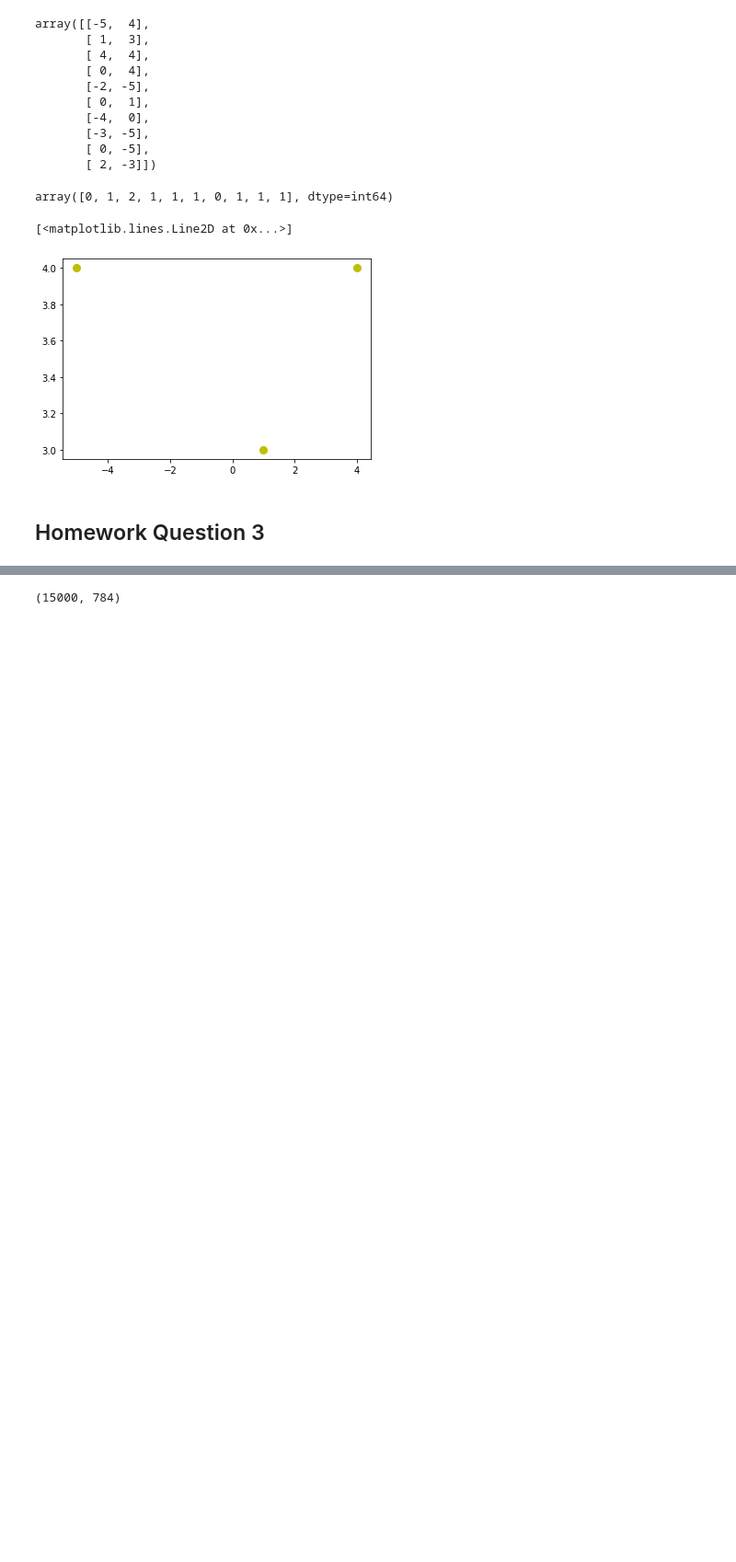
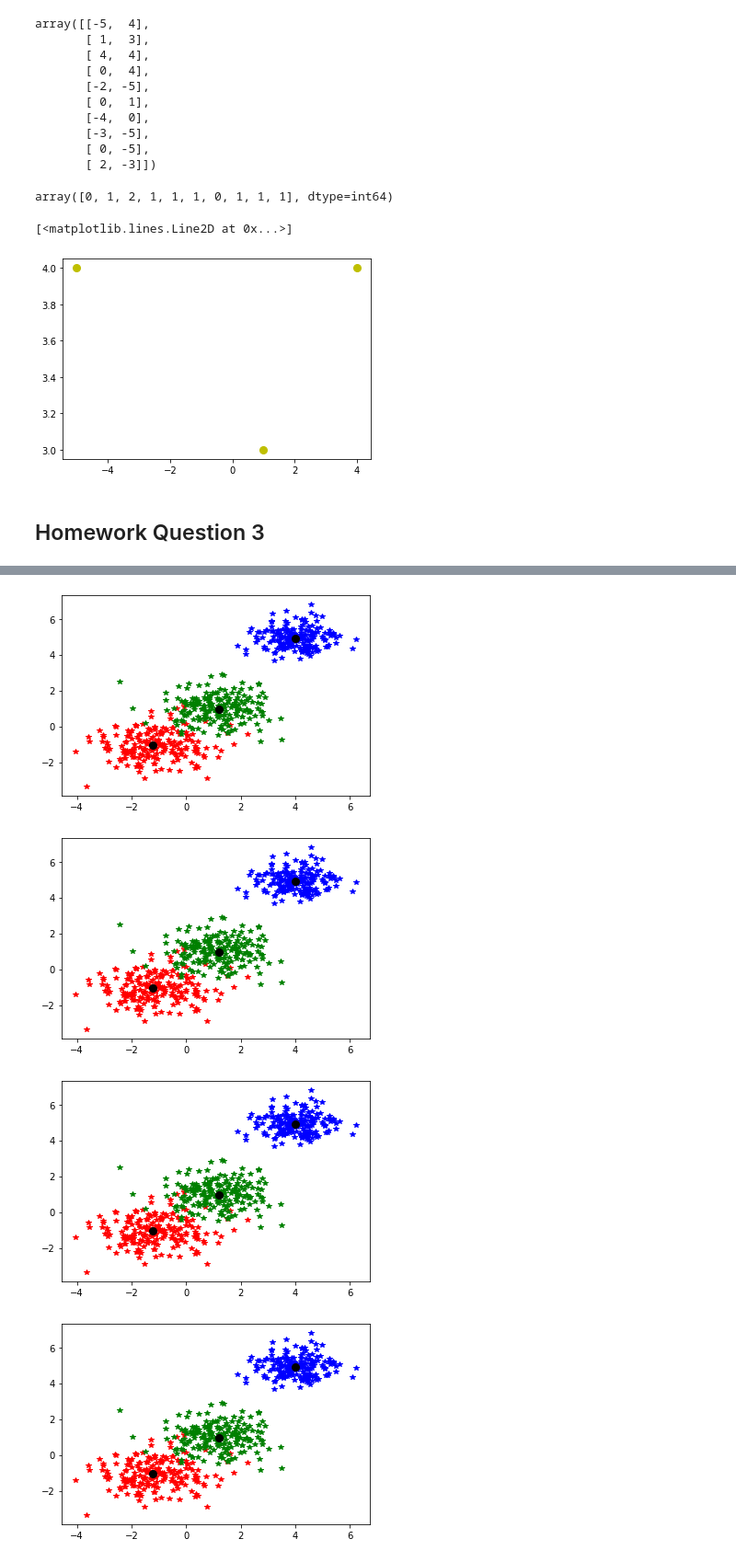
Before and after one commit to rarnold97/WSU, a Jupyter notebook: CS_7840/hw/hw1/rarnold_hw1.ipynb, the cells around one changed output, grey strips where cells are left out. Shown at 92% size. Cells and saved outputs as stored; diff of their text form; code cells hidden in the pictures; blank space fills up the shorter version.

```diff
--- a/CS_7840/hw/hw1/rarnold_hw1.ipynb
+++ b/CS_7840/hw/hw1/rarnold_hw1.ipynb
@@ -290,7 +248,0 @@ from scipy.linalg import eigh
-# %%
-data = x_train[0:15000, :, :]
-label = y_train[0:15000]
-data = data.reshape(len(data), -1)
-data.shape
-# %% [output]
-(15000, 784)
@@ -307,0 +249,21 @@ new_coordinates = vectors @ sample_data.T
+# %%
+for _ in range(no_of_iterations):
+    centroids = []
+    for idx in range(k):
+        temp_cent = x[points==idx].mean(axis=0)
+        centroids.append(temp_cent)
+    centroids = np.vstack(centroids)
+
+    k_by_1_corr_fn = cdist(x, centroids, 'seuclidean')
+    points = np.array([np.argmin(i) for i in k_by_1_corr_fn])
+
+    plt.plot(X[0:200, 0], X[0:200, 1], 'r*')
+    plt.plot(X[200:400, 0], X[200:400, 1], 'g*')
+    plt.plot(X[400:600, 0], X[400:600, 1], 'b*')
+    plt.plot(centroids[:,0], centroids[:,1], 'ko', markersize=8, label='centroids')
+    plt.show()
+# %% [output]
+[figure, added]
+[figure, added]
+[figure, added]
+[figure, added]
```
Also changed, not shown: parts of 33 cells of this notebook.
